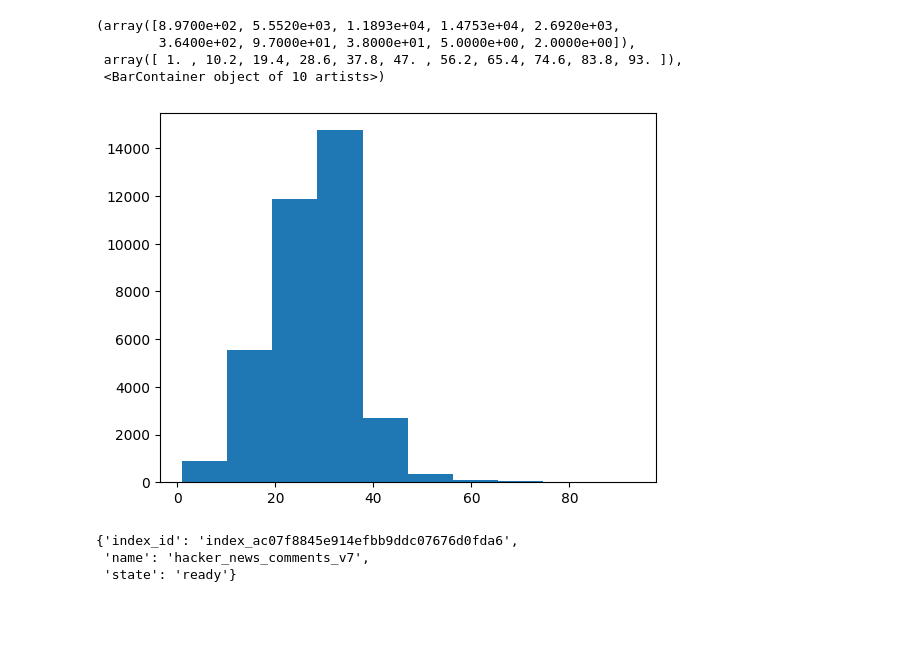
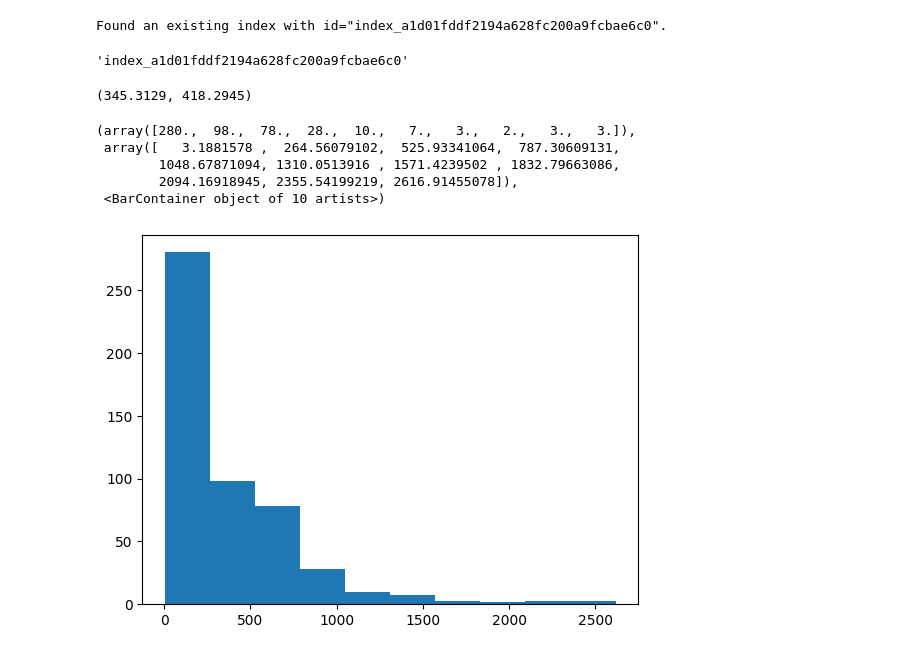
Before and after one commit to ghodouss/SturdyStatsExamples, a Jupyter notebook: notebooks/hackerNews1_create.ipynb, the cells around one changed output. Drawn from its saved outputs; the diff is of its cells as text; code cells hidden in the pictures; blank space fills up the shorter version.

Commit message:
save hacker news stuff

```diff
--- a/notebooks/hackerNews1_create.ipynb
+++ b/notebooks/hackerNews1_create.ipynb
@@ -87,0 +190,4 @@ Name: count, Length: 36293, dtype: int64
+# %%
+index3 = Index("ktest2", name='pharma_test_new_annotation_v1')
+# %% [output]
+Found an existing index with id="index_a1d01fddf2194a628fc200a9fcbae6c0".
@@ -88,15 +196,35 @@ Name: count, Length: 36293, dtype: int64
+# %%
+index3.id
+# %% [output]
+'index_a1d01fddf2194a628fc200a9fcbae6c0'
+# %%
+index2 = Index("ktest2", name='pharma_test_new_annotation_v1')
+pandata = index2.getPandata()
+
+from kramer.components.gpt_summary import GptTopicAnnotator
+from kramer import Pandata
+pandata = Pandata(pandata)
+
+burst_concs = pandata.nu_file("psi/b_mean_avg.npy")
+topics = GptTopicAnnotator.get_topics(pandata)
+
+df = pd.DataFrame(pandata["gpt_topic_annotations_plus_prompts"])
+
+import numpy as np
+import pandas as pd
+df["b"] = df.topic_id.apply(lambda x: burst_concs[x])
+# %%
+np.mean(burst_concs), np.std(burst_concs)
+# %% [output]
+(345.3129, 418.2945)
 # %%
 from matplotlib import pyplot as plt
-plt.hist(df2.head(1000000).post_id.value_counts())
+%matplotlib inline
+plt.hist(burst_concs)
 # %% [output]
-(array([8.9700e+02, 5.5520e+03, 1.1893e+04, 1.4753e+04, 2.6920e+03,
-        3.6400e+02, 9.7000e+01, 3.8000e+01, 5.0000e+00, 2.0000e+00]),
- array([ 1. , 10.2, 19.4, 28.6, 37.8, 47. , 56.2, 65.4, 74.6, 83.8, 93. ]),
+(array([280.,  98.,  78.,  28.,  10.,   7.,   3.,   2.,   3.,   3.]),
+ array([   3.1881578 ,  264.56079102,  525.93341064,  787.30609131,
+        1048.67871094, 1310.0513916 , 1571.4239502 , 1832.79663086,
+        2094.16918945, 2355.54199219, 2616.91455078]),
  <BarContainer object of 10 artists>)
-[figure, old version]
+[figure, new version]
-# %%
-get(f"/{index_id}", dict()).json()
-# %% [output]
-{'index_id': 'index_ac07f8845e914efbb9ddc07676d0fda6',
- 'name': 'hacker_news_comments_v7',
- 'state': 'ready'}
```
Also changed, not shown: parts of 40 cells of this notebook, 4 other files.
